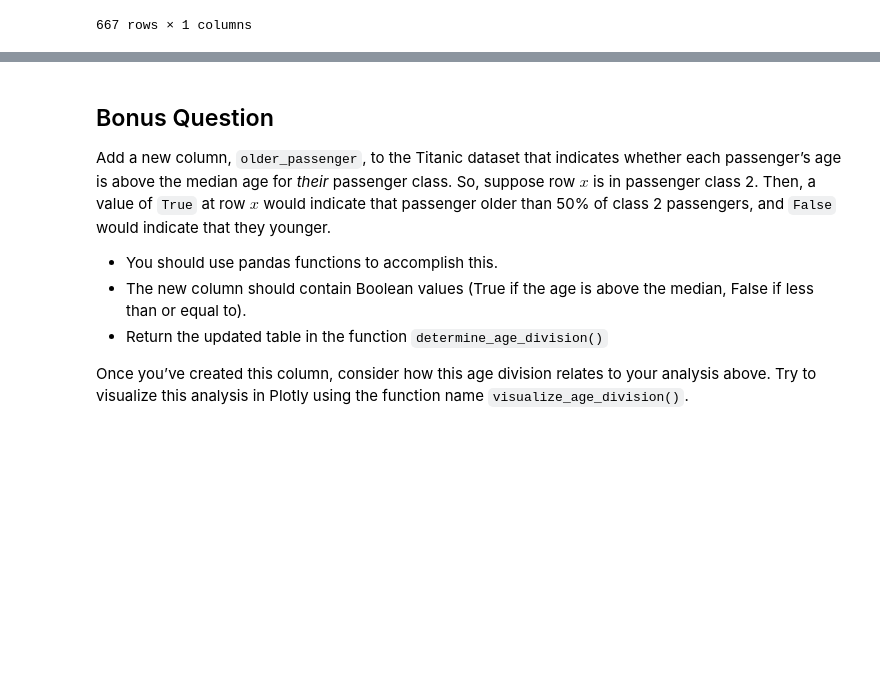
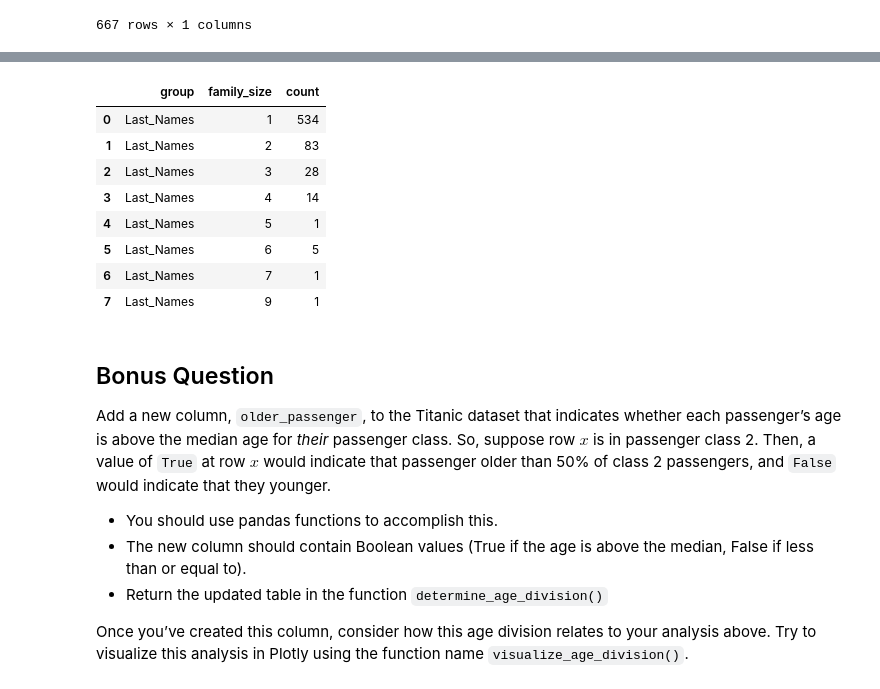
Before and after one commit to martchfr/week-5, a Jupyter notebook: exercises.ipynb, the cells around one changed output, grey strips where cells are left out. Cells and saved outputs as stored; diff of their text form; code cells hidden in the pictures; blank space fills up the shorter version.

```diff
--- a/exercises.ipynb
+++ b/exercises.ipynb
@@ -230,3 +262,14 @@ fig.update_layout(
 )
 
 fig.show()
+# %%
+# Read in titanic datasets
+df = pd.read_csv('https://raw.githubusercontent.com/leontoddjohnson/datasets/main/data/titanic.csv')
+
+# Create a last name column
+df["last_name"] = df["Name"].apply(lambda x: x.split(",")[0].strip())
+
+# Group passengers by last name and compute total count
+last_names = df["last_name"].value_counts()
+
+last_names
@@ -232,0 +311,24 @@ fig.show()
+# %%
+from apputil import *
+
+ # Get the Dataframe(s)
+df_viz_last_names = last_names()
+df_viz_family_size = family_size()
+
+# Adjust last name data frame
+df_viz_last_names = df_viz_last_names.reset_index()
+df_viz_last_names.columns = ["last_name", "family_size"]
+df_viz_last_names['group'] = 'Last_Names'
+df_viz_last_names = df_viz_last_names.groupby(["group", "family_size"], as_index=False).size().rename(columns={"size": "count"})
+
+df_viz_last_names
+# %% [output]
+|  | group | family_size | count |
+| 0 | Last_Names | 1 | 534 |
+| 1 | Last_Names | 2 | 83 |
+| 2 | Last_Names | 3 | 28 |
+| 3 | Last_Names | 4 | 14 |
+| 4 | Last_Names | 5 | 1 |
+| 5 | Last_Names | 6 | 5 |
+| 6 | Last_Names | 7 | 1 |
+| 7 | Last_Names | 9 | 1 |
```
Also changed, not shown: parts of 11 cells of this notebook, 3 other files.
